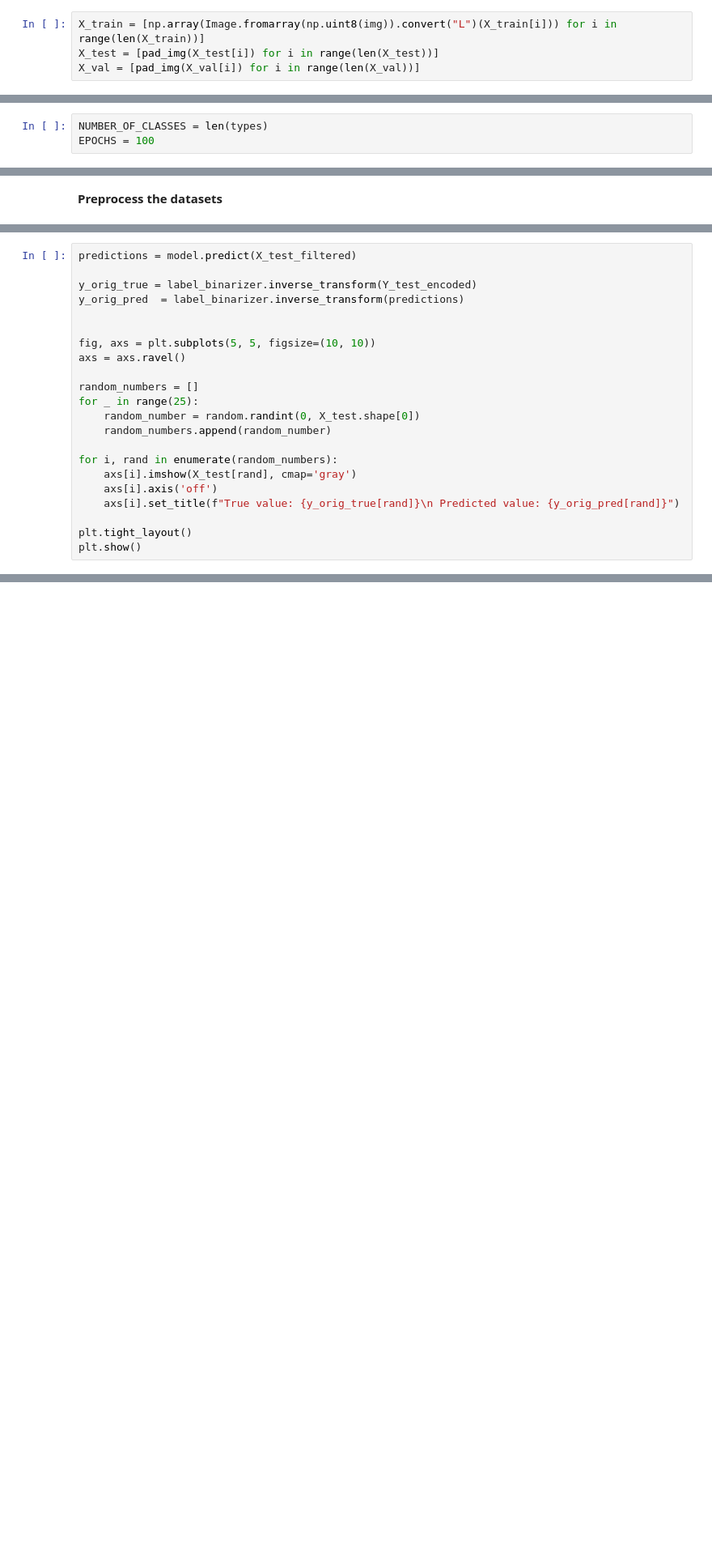
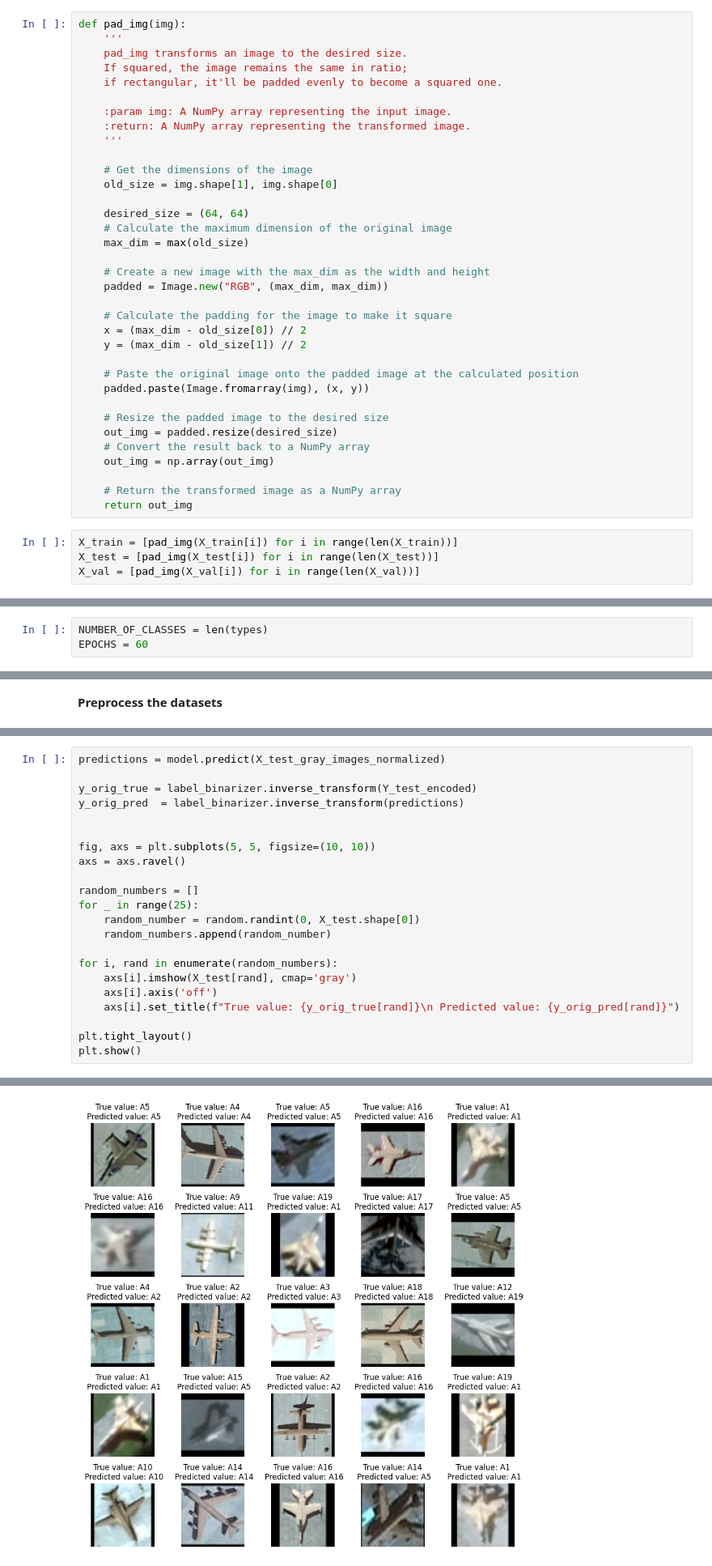
Before and after one commit to TimofiyJ/ML_Aircraft, a Jupyter notebook: cnn_models.ipynb, the cells around one changed output, grey strips where cells are left out. Shown at 81% size. Drawn from its saved outputs; the diff is of its cells as text; blank space fills up the shorter version.

```diff
--- a/cnn_models.ipynb
+++ b/cnn_models.ipynb
@@ -464,8 +464,43 @@ plt.imshow(X_train[0])
 **Standardizing dimensions is a common preprocessing step in computer vision tasks to ensure that all images in our dataset have the same dimensions.**
 <br> **Kaggle provides Dataset Notebooks where we can find other people experimenting with the dataset. Some of the ideas were inspired by NICKO REESE**
 <br>https://www.kaggle.com/code/nickoreese/military-aircraft-recognition?scriptVersionId=143235915&cellId=9
+# %%
+def pad_img(img):
+    '''
+    pad_img transforms an image to the desired size.
+    If squared, the image remains the same in ratio;
+    if rectangular, it'll be padded evenly to become a squared one.
+
+    :param img: A NumPy array representing the input image.
+    :return: A NumPy array representing the transformed image.
+    '''
+
+    # Get the dimensions of the image
+    old_size = img.shape[1], img.shape[0]
+
+    desired_size = (64, 64)
+    # Calculate the maximum dimension of the original image
+    max_dim = max(old_size)
+
+    # Create a new image with the max_dim as the width and height
+    padded = Image.new("RGB", (max_dim, max_dim))
+
+    # Calculate the padding for the image to make it square
+    x = (max_dim - old_size[0]) // 2
+    y = (max_dim - old_size[1]) // 2
+
+    # Paste the original image onto the padded image at the calculated position
+    padded.paste(Image.fromarray(img), (x, y))
+
+    # Resize the padded image to the desired size
+    out_img = padded.resize(desired_size)
+    # Convert the result back to a NumPy array
+    out_img = np.array(out_img)
+
+    # Return the transformed image as a NumPy array
+    return out_img
 # %%
-X_train = [np.array(Image.fromarray(np.uint8(img)).convert("L")(X_train[i])) for i in range(len(X_train))]
+X_train = [pad_img(X_train[i]) for i in range(len(X_train))]
 X_test = [pad_img(X_test[i]) for i in range(len(X_test))]
 X_val = [pad_img(X_val[i]) for i in range(len(X_val))]
 # %%
@@ -716,7 +750,7 @@ print(f"Overall Accuracy: {accuracy_score(y_orig_true, y_orig_pred):.4f}")
 ### 5.1.2 Define constants for another CNN model
 # %%
 NUMBER_OF_CLASSES = len(types)
-EPOCHS = 100
+EPOCHS = 60
 # %% [markdown]
 ### 5.2.2 Define the model-building function
 # %%
@@ -825,5 +855,5 @@ plt.show()
 # %%
-predictions = model.predict(X_test_filtered)
+predictions = model.predict(X_test_gray_images_normalized)
 
 y_orig_true = label_binarizer.inverse_transform(Y_test_encoded)
 y_orig_pred  = label_binarizer.inverse_transform(predictions)
@@ -844,3 +874,4 @@ for i, rand in enumerate(random_numbers):
 
 plt.tight_layout()
 plt.show()
+# %% [output]
@@ -847,2 +879,3 @@ plt.show()
+[figure, added]
 # %% [markdown]
 ### 5.2.5 Save the model
```
Also changed, not shown: parts of 26 cells of this notebook.
